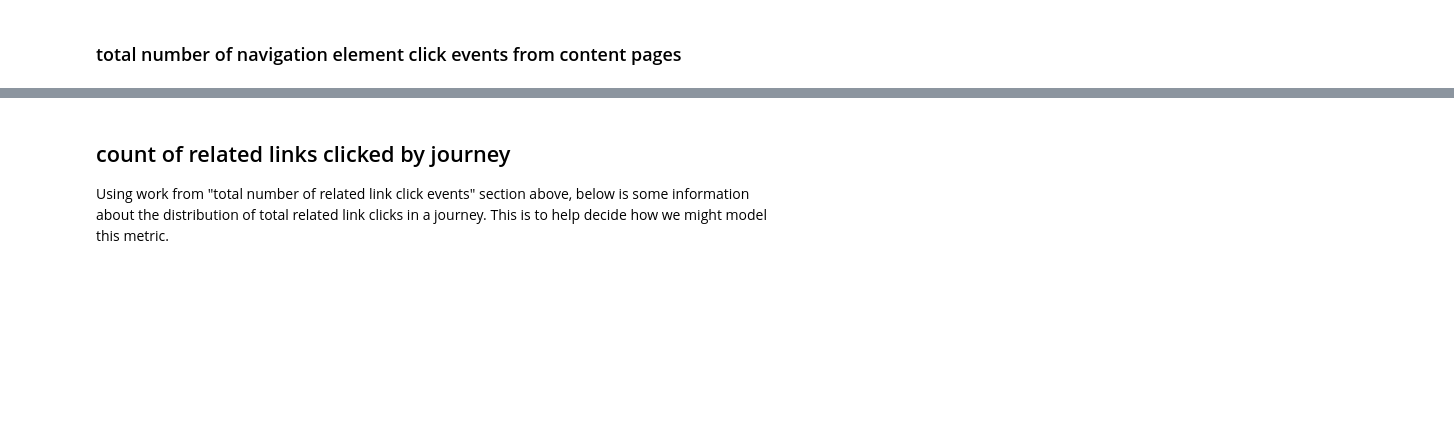
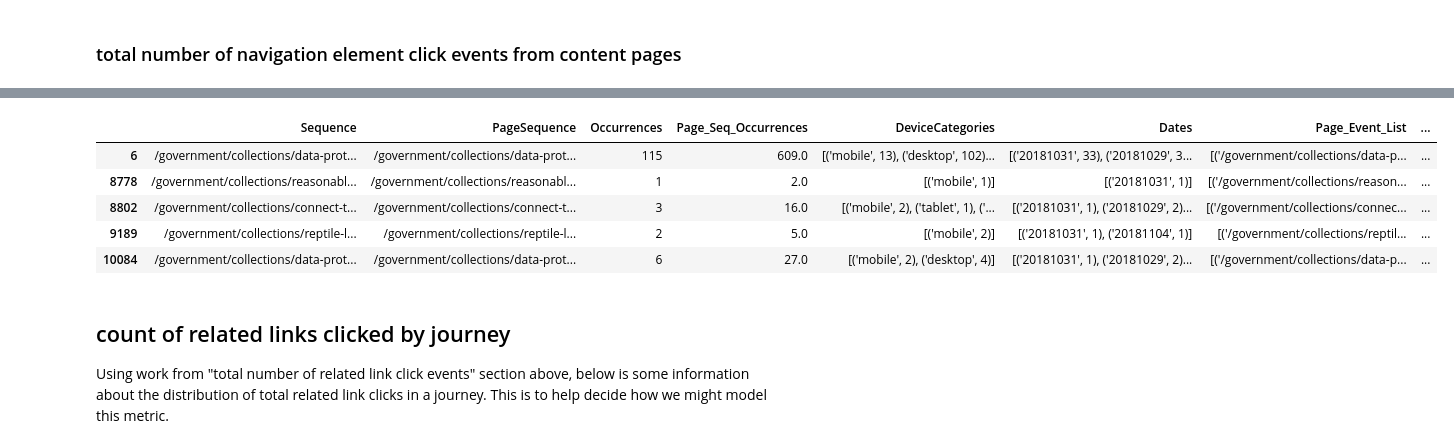
Before and after one commit to alphagov/govuk-network-data, a Jupyter notebook: notebooks/eda/generating_ab_test_data.ipynb, the cells around one changed output, grey strips where cells are left out. Cells and saved outputs as stored; diff of their text form; code cells hidden in the pictures; blank space fills up the shorter version.

Commit message:
exploring event categories

```diff
--- a/notebooks/eda/generating_ab_test_data.ipynb
+++ b/notebooks/eda/generating_ab_test_data.ipynb
@@ -269,3 +291,15 @@ more events to look into:
+# %%
+def look_at_event(event_cat):
+    return df[df['Sequence'].map(lambda x: event_cat in x)].head(5)
+# %%
+look_at_event('navDocumentCollectionLinkClicked')
+# %% [output]
+|  | Sequence | PageSequence | Occurrences | Page_Seq_Occurrences | DeviceCategories | Dates | Page_Event_List | ... |
+| 6 | /government/collections/data-prot... | /government/collections/data-prot... | 115 | 609.0 | [('mobile', 13), ('desktop', 102)... | [('20181031', 33), ('20181029', 3... | [('/government/collections/data-p... | ... |
+| 8778 | /government/collections/reasonabl... | /government/collections/reasonabl... | 1 | 2.0 | [('mobile', 1)] | [('20181031', 1)] | [('/government/collections/reason... | ... |
+| 8802 | /government/collections/connect-t... | /government/collections/connect-t... | 3 | 16.0 | [('mobile', 2), ('tablet', 1), ('... | [('20181031', 1), ('20181029', 2)... | [('/government/collections/connec... | ... |
+| 9189 | /government/collections/reptile-l... | /government/collections/reptile-l... | 2 | 5.0 | [('mobile', 2)] | [('20181031', 1), ('20181104', 1)] | [('/government/collections/reptil... | ... |
+| 10084 | /government/collections/data-prot... | /government/collections/data-prot... | 6 | 27.0 | [('mobile', 2), ('desktop', 4)] | [('20181031', 1), ('20181029', 2)... | [('/government/collections/data-p... | ... |
 # %% [markdown]
 ## count of related links clicked by journey
 
```
Also changed, not shown: parts of 5 cells of this notebook.
